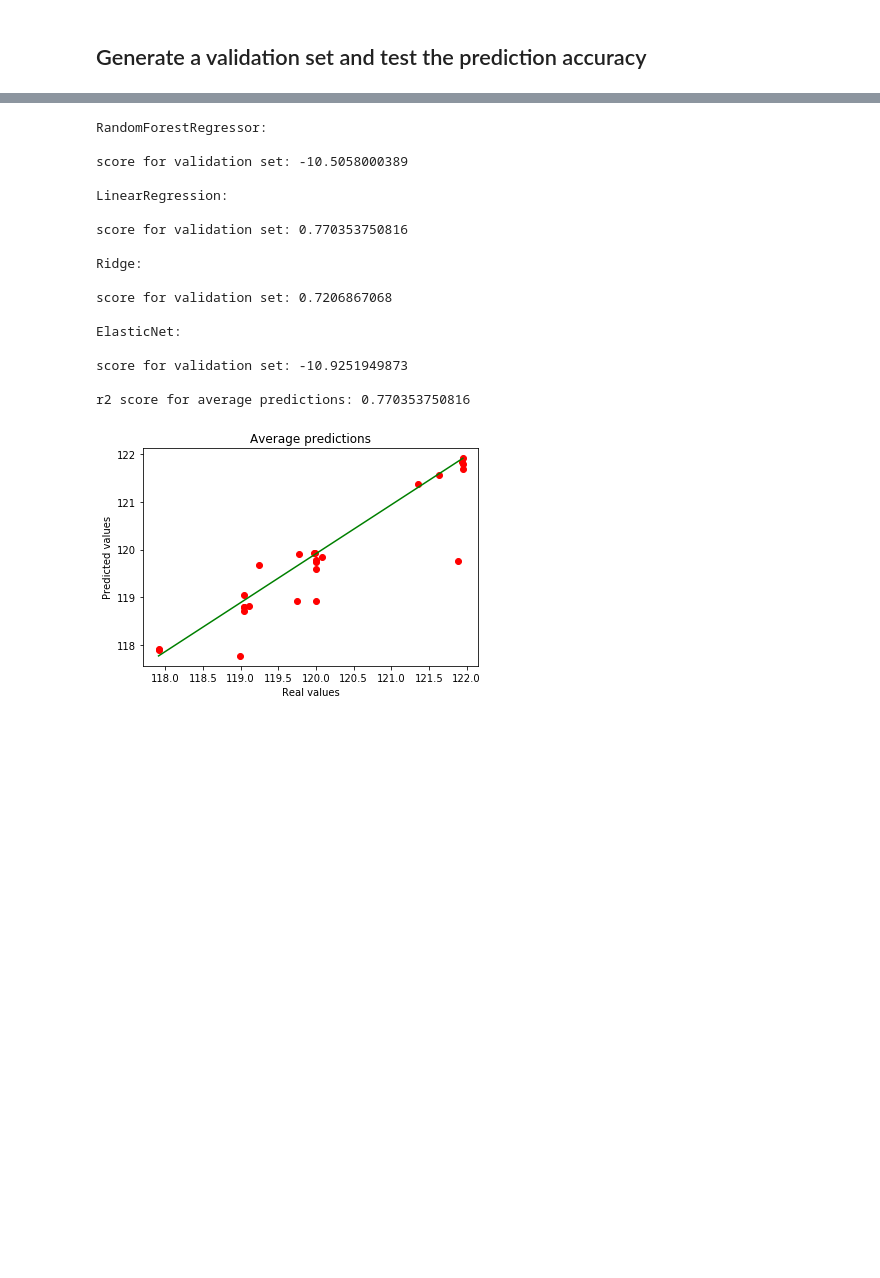
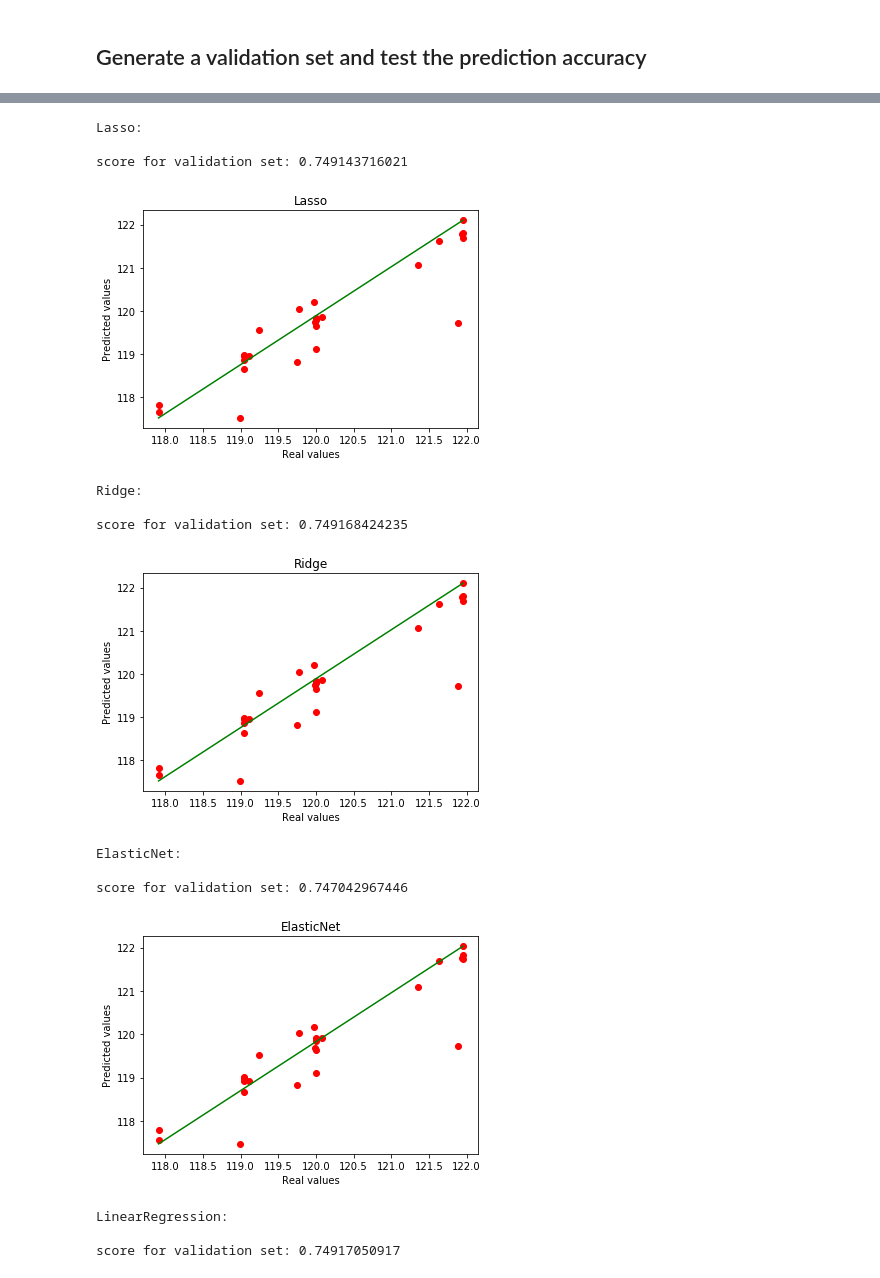
Before and after one commit to iamandicip/ml_projects, a Jupyter notebook: capstone_project/stock_market_forecast.ipynb, the cells around one changed output, grey strips where cells are left out. Cells and saved outputs as stored; diff of their text form; code cells hidden in the pictures; blank space fills up the shorter version.

```diff
--- a/capstone_project/stock_market_forecast.ipynb
+++ b/capstone_project/stock_market_forecast.ipynb
@@ -119,7 +120,7 @@ best score: 0.870653829683
 # %% [markdown]
 ## Generate training and testing datasets
 # %%
-data = dataset.drop(labels=['UpDown', 'Future Price'], axis=1)
+data = dataset.drop(labels=['Future Price'], axis=1)
 target = dataset['Future Price']
 X_train, X_test, y_train, y_test = train_test_split(data, target, test_size=0.3, random_state=42)
 
@@ -138,25 +139,10 @@ def plot_predictions(title, y, y_hat):
     pl.show()
 # %%
 def print_cross_val_accuracy(est, X, y):
-    scores = cross_val_score(pip, X, y)
+    scores = cross_val_score(est, X, y)
     print('cross validation accuracy: %0.2f (+/- %0.2f)' % (scores.mean(), scores.std() * 2))
 # %%
-#random state
-rs = 42
-
-reg_A = Pipeline([('scaler', StandardScaler()), ('reg', RandomForestRegressor())])
-
-reg_B = Pipeline([('scaler', StandardScaler()), ('reg', LinearRegression(normalize = True))])
-
-reg_C = Pipeline([('scaler', StandardScaler()), ('reg', Ridge (alpha = 0.01, random_state = rs, normalize = True))])
-# reg_C_params = {'alpha' : [1, 0.1, 0.01], 'tol' : [0.1, 0.01, 0.001]}
-
-reg_D = Pipeline([('scaler', StandardScaler()), ('reg', ElasticNet(alpha = 0.01, random_state = rs, normalize = True))])
-# reg_D_params = {'alpha' : [1, 0.1, 0.001], 'l1_ratio' : [0.3, 0.5, 0.8]}
-
-# params = {reg_C.__class__.__name__ : reg_C_params, reg_D.__class__.__name__ : reg_D_params}
-
-for reg in [reg_A, reg_B, reg_C, reg_D]:
+for reg in estimators:
     class_name = reg.named_steps['reg'].__class__.__name__
 
     print ("\n{0}: \n".format(class_name))
@@ -224,51 +210,46 @@ valid_dataset.head()
 # %%
 validation_data = valid_dataset.drop(labels=['Future Price'], axis=1)
 validation_target = valid_dataset['Future Price']
 
 predictions = []
 
-for reg in [reg_A, reg_B, reg_C, reg_D]:
+for reg in estimators:
     class_name = reg.named_steps['reg'].__class__.__name__
 
     print ("\n{0}: \n".format(class_name))
 
     validation_pred = reg.predict(validation_data)
 
     score = reg.score(validation_data, validation_target)
     print('score for validation set: {0}'.format(score))
 
-    #we want to keep only usable predictions
-    if score > 0.75:
-        predictions.append(validation_pred)
-#         plot_predictions(class_name, validation_target, validation_pred)
+    predictions.append(validation_pred)
+    plot_predictions(class_name, validation_target, validation_pred)
 
 average_predictions = np.zeros(validation_target.shape[0])
 
 for p in predictions:
     average_predictions += p
 
 average_predictions /= len(predictions)
 
 print('\nr2 score for average predictions: {0}'.format(r2_score(validation_target, average_predictions)))
-# print('\nmean squared error for average predictions: {0}'.format(mean_squared_error(validation_target, average_predictions)))
+print('\nmean squared error for average predictions: {0}'.format(mean_squared_error(validation_target, average_predictions)))
 
 plot_predictions('Average predictions', validation_target, average_predictions)
 # %% [output]
-RandomForestRegressor:
+Lasso:
 
-score for validation set: -10.5058000389
-
-LinearRegression:
-
-score for validation set: 0.770353750816
-
-Ridge:
-
-score for validation set: 0.7206867068
-
-ElasticNet:
-
-score for validation set: -10.9251949873
-
-r2 score for average predictions: 0.770353750816
+score for validation set: 0.749143716021
-[figure, old version]
+[figure, new version]
+Ridge:
+
+score for validation set: 0.749168424235
+[figure, added]
+ElasticNet:
+
+score for validation set: 0.747042967446
+[figure, added]
+LinearRegression:
+
+score for validation set: 0.74917050917
```
Also changed, not shown: parts of 12 cells of this notebook, 2 other files.
